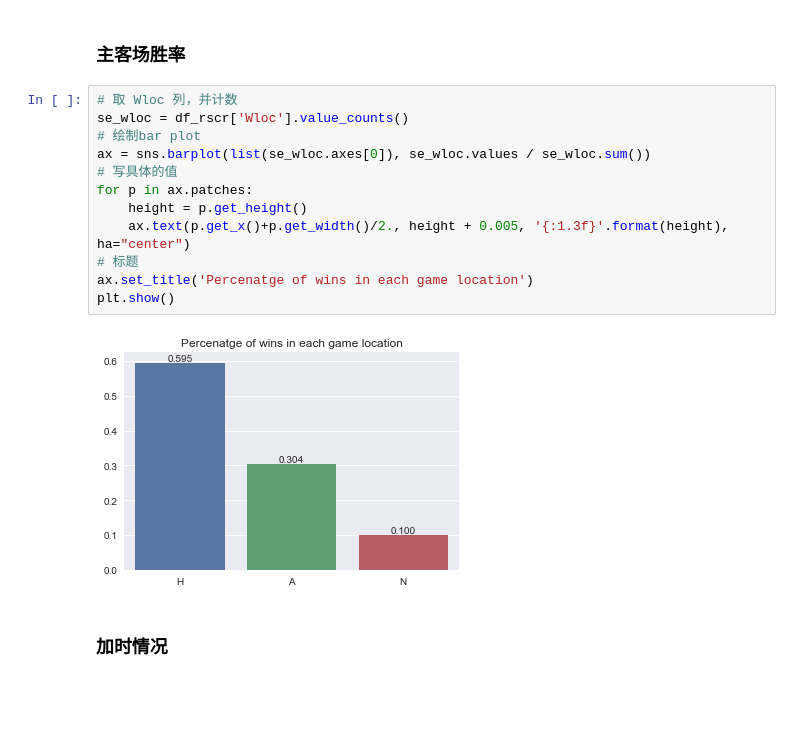
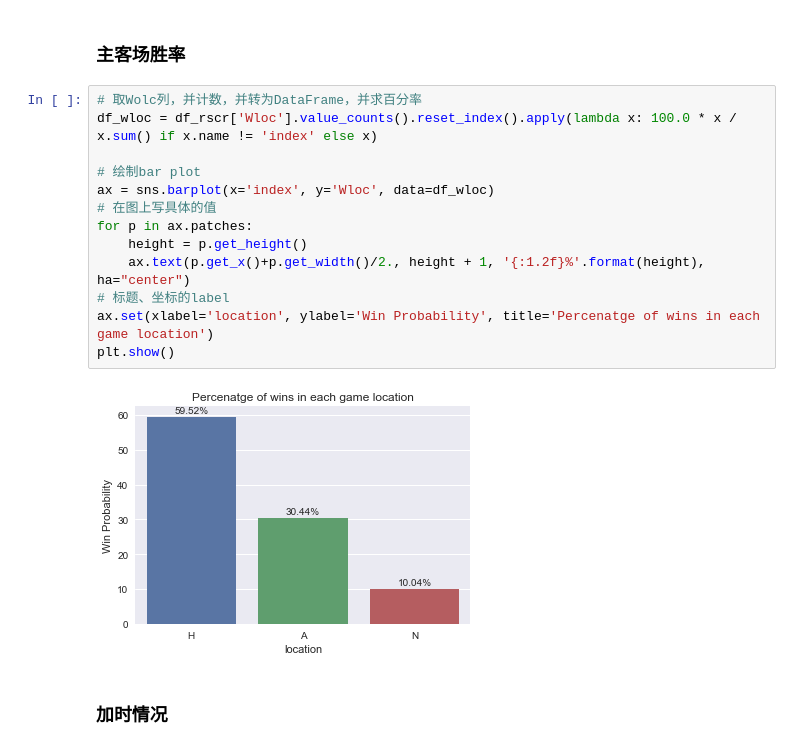
Before and after one commit to coder-ss/ml-learn, a Jupyter notebook: kaggle/MMLM2017/explore.ipynb, the cells around one changed output. Saved outputs shown, nothing was run; the diff lists cells and outputs as text; blank space fills up the shorter version.

```diff
--- a/kaggle/MMLM2017/explore.ipynb
+++ b/kaggle/MMLM2017/explore.ipynb
@@ -51,19 +41,20 @@ df_teams.head()
 # %% [markdown]
 ### 主客场胜率
 # %%
-# 取 Wloc 列，并计数
-se_wloc = df_rscr['Wloc'].value_counts()
+# 取Wolc列，并计数，并转为DataFrame，并求百分率
+df_wloc = df_rscr['Wloc'].value_counts().reset_index().apply(lambda x: 100.0 * x / x.sum() if x.name != 'index' else x)
+
 # 绘制bar plot
-ax = sns.barplot(list(se_wloc.axes[0]), se_wloc.values / se_wloc.sum())
-# 写具体的值
+ax = sns.barplot(x='index', y='Wloc', data=df_wloc)
+# 在图上写具体的值
 for p in ax.patches:
     height = p.get_height()
-    ax.text(p.get_x()+p.get_width()/2., height + 0.005, '{:1.3f}'.format(height), ha="center")
-# 标题
-ax.set_title('Percenatge of wins in each game location')
+    ax.text(p.get_x()+p.get_width()/2., height + 1, '{:1.2f}%'.format(height), ha="center")
+# 标题、坐标的label
+ax.set(xlabel='location', ylabel='Win Probability', title='Percenatge of wins in each game location')
 plt.show()
 # %% [output]
-[figure, old version]
+[figure, new version]
 # %% [markdown]
 ### 加时情况
 # %%
```
Also changed, not shown: parts of 12 cells of this notebook.
